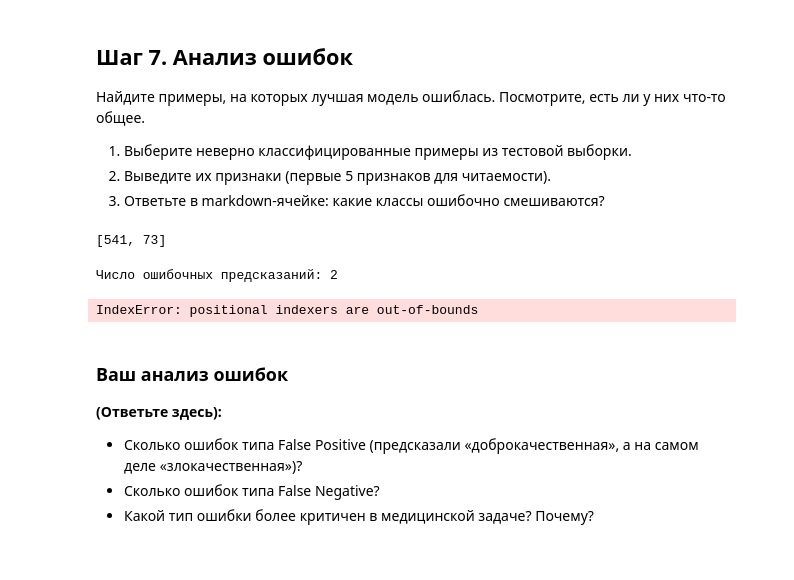
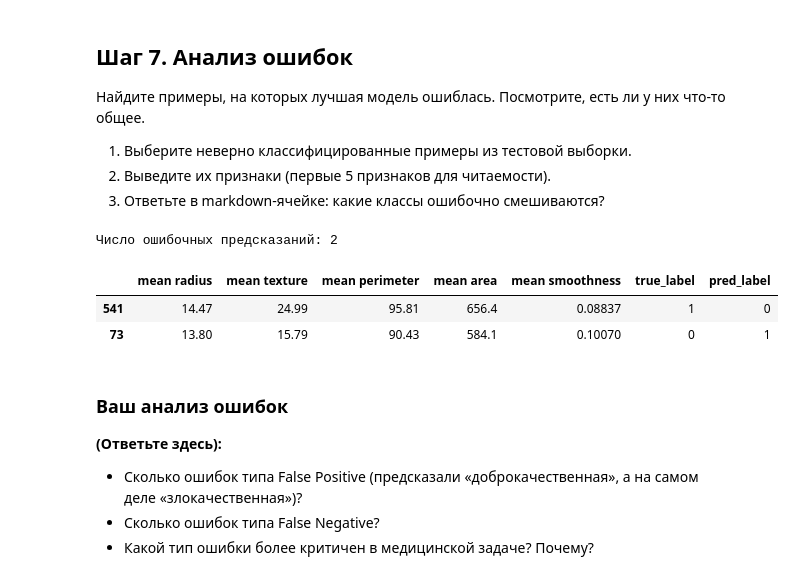
Before and after one commit to Staniskhan/ML_course, a Jupyter notebook: hw10SVM/svm_practice_student.ipynb, the cells around one changed output. Saved outputs shown, nothing was run; the diff lists cells and outputs as text; code cells hidden in the pictures.

```diff
--- a/hw10SVM/svm_practice_student.ipynb
+++ b/hw10SVM/svm_practice_student.ipynb
@@ -256,7 +256,7 @@ CV F1 (best): 0.9844323436002114
 # YOUR CODE HERE
 best_model = search.best_estimator_
 
-y_pred_best = pipe.predict(X_test)
+y_pred_best = best_model.predict(X_test)
 accuracy = accuracy_score(y_test, y_pred_best)
 f1 = f1_score(y_test, y_pred_best)
 
@@ -364,29 +364,26 @@ plot_decision_boundary(pipe_2d, X_test_2d, y_test.values,
 1. Выберите неверно классифицированные примеры из тестовой выборки.
 2. Выведите их признаки (первые 5 признаков для читаемости).
 3. Ответьте в markdown-ячейке: какие классы ошибочно смешиваются?
-# %%
-errors_idx = y_test[y_pred_best != y_test].index.tolist()
-errors_idx
-# %% [output]
-[541, 73]
 # %%
 # YOUR CODE HERE
 # 1) Найдите индексы, где y_pred_best != y_test
 # 2) Выведите эти строки из X_test (первые 5 признаков)
 # 3) Выведите истинный класс и предсказанный
 
-errors_idx = y_test[y_pred_best != y_test].index.tolist()
+errors_idx = np.where(y_pred_best != y_test.values)[0]
 
 print(f'Число ошибочных предсказаний: {len(errors_idx)}')
 
 errors_df = X_test.iloc[errors_idx, :5].copy()
-errors_df['true_label'] = y_test.values[errors_idx]
+errors_df['true_label'] = y_test.iloc[errors_idx].values
 errors_df['pred_label'] = y_pred_best[errors_idx]
 
 display(errors_df)
 # %% [output]
 Число ошибочных предсказаний: 2
-IndexError: positional indexers are out-of-bounds
+|  | mean radius | mean texture | mean perimeter | mean area | mean smoothness | true_label | pred_label |
+| 541 | 14.47 | 24.99 | 95.81 | 656.4 | 0.08837 | 1 | 0 |
+| 73 | 13.80 | 15.79 | 90.43 | 584.1 | 0.10070 | 0 | 1 |
 # %% [markdown]
 ### Ваш анализ ошибок
 
```
Also changed, not shown: parts of 8 cells of this notebook.
